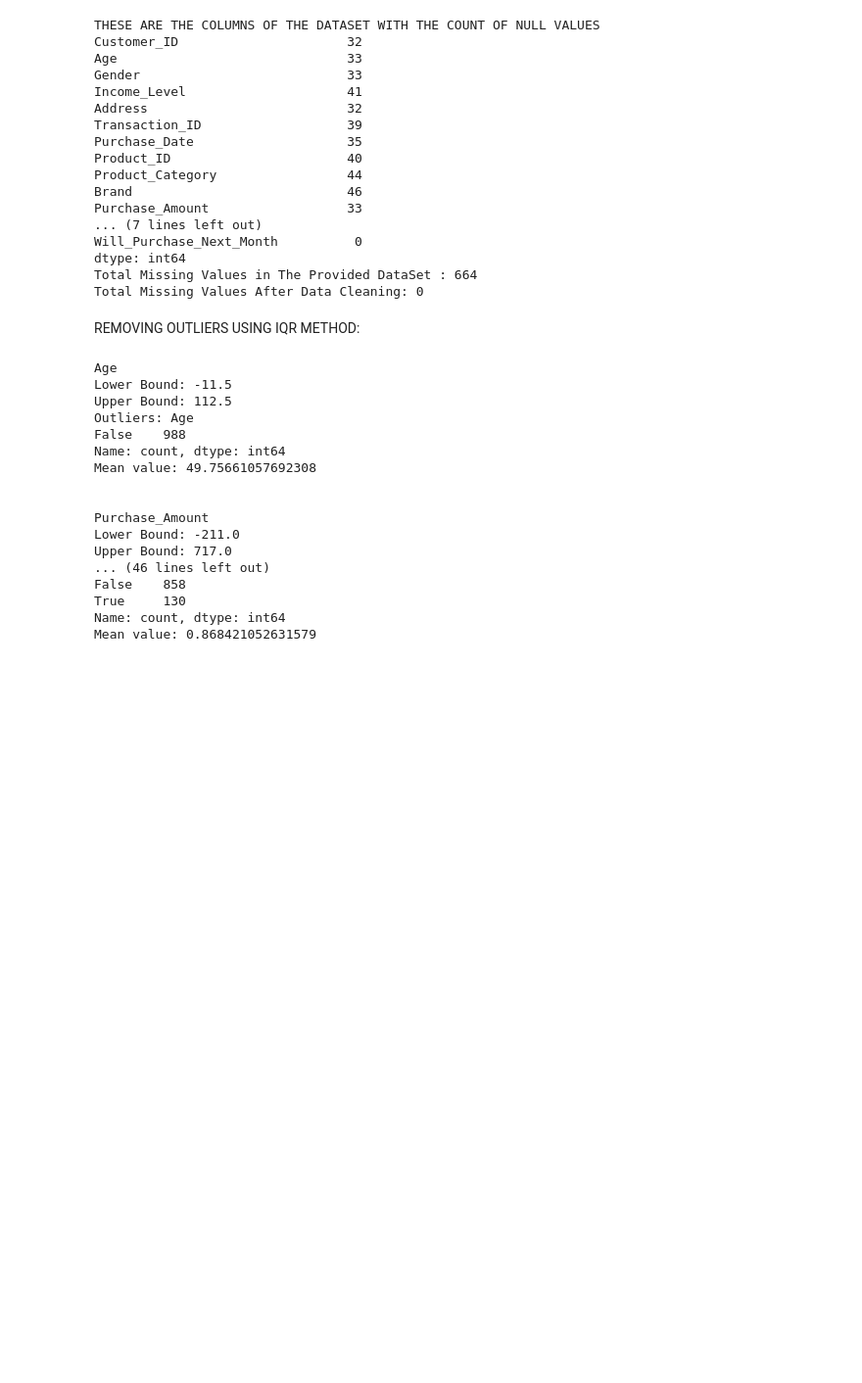
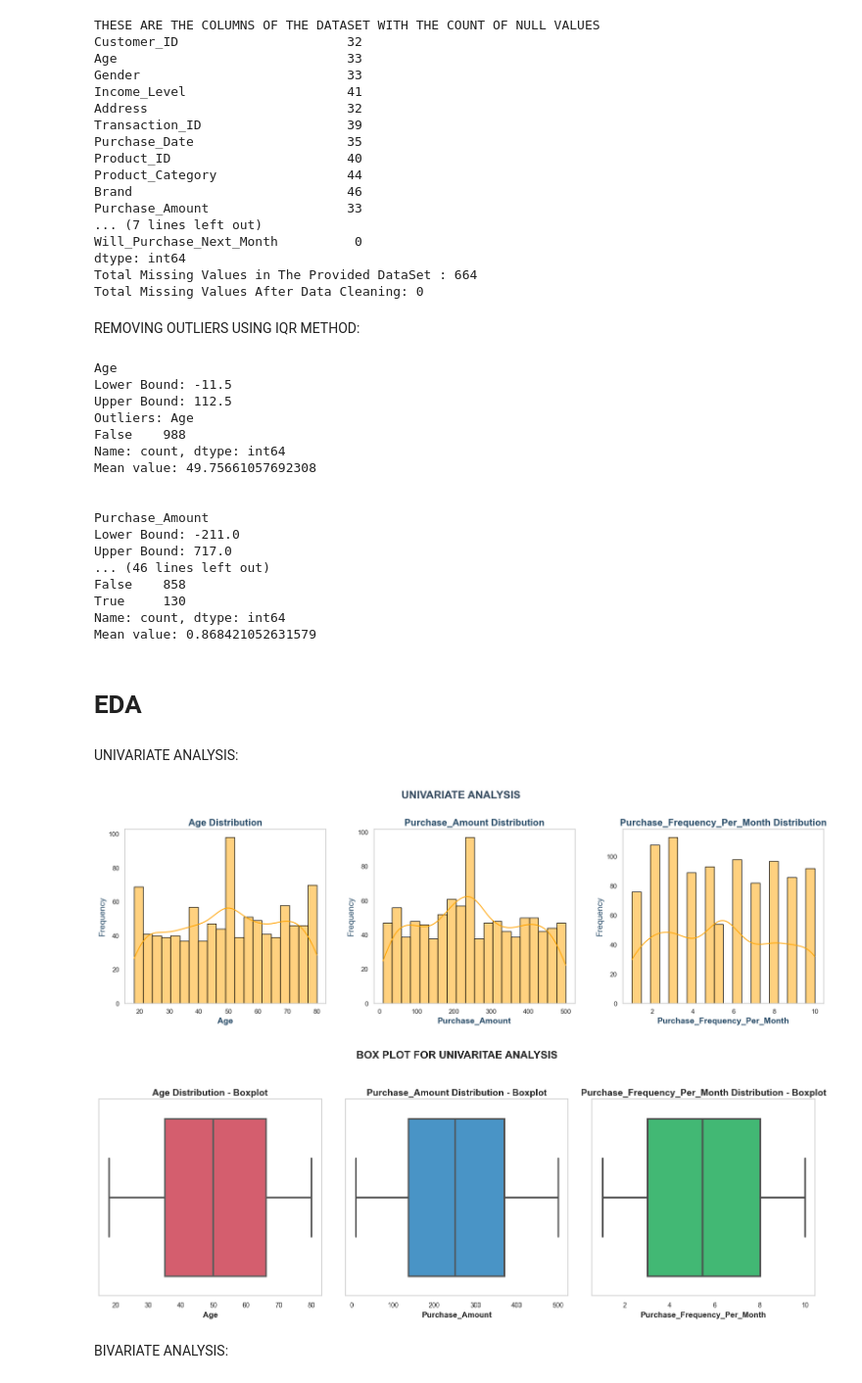
Before and after one commit to shilok09/IDS_Project, a Jupyter notebook: main.ipynb, the cells around one changed output. Shown at 98% size. Cells and saved outputs as stored; diff of their text form; code cells hidden in the pictures; blank space fills up the shorter version.

Commit message:
done! Univariate Analysis

```diff
--- a/main.ipynb
+++ b/main.ipynb
@@ -151,3 +151,54 @@ False    858
 True     130
 Name: count, dtype: int64
 Mean value: 0.868421052631579
+# %% [markdown]
+# EDA
+# %% [markdown]
+UNIVARIATE ANALYSIS:
+# %%
+import matplotlib.pyplot as plt
+import seaborn as sns
+
+features=['Age','Purchase_Amount','Purchase_Frequency_Per_Month']
+
+sns.set_theme(style="whitegrid", palette="muted")
+plt.figure(figsize=(18, 6))
+
+for i,feature in enumerate(features,1):
+    plt.subplot(1, 3, i)  #(row,col,index)
+
+    ax = sns.histplot(data=df, x=feature, bins=20, kde=True, color='orange', edgecolor='black')
+    ax.set_title(f'{feature} Distribution', fontsize=16, weight='bold',color='#2a4d69')
+    ax.set_xlabel(feature, fontsize=14, weight='bold', color='#2a4d69')
+    ax.set_ylabel('Frequency', fontsize=14, color='#2a4d69')
+    plt.grid(False)
+
+plt.tight_layout(pad=3.0)
+plt.suptitle('UNIVARIATE ANALYSIS',fontsize=18,weight='bold',color='#34495e',y=1.0)
+
+plt.subplots_adjust(top=0.85)
+plt.show()
+
+colors=['#e84a5f','#3498db','#2ecc71']
+sns.set_theme(style="whitegrid")
+plt.figure(figsize=(16, 6))
+
+for i, feature in enumerate(features):
+    plt.subplot(1,3,i+1)  #(row,column,plot)
+    sns.boxplot(x=df[feature],color=colors[i],linewidth=2.5)
+    plt.title(f'{feature} Distribution - Boxplot',fontsize=14,weight='bold')
+    plt.xlabel(feature,fontsize=12,weight='bold')
+    plt.xticks(fontsize=10)
+    plt.grid(False)
+
+plt.tight_layout(pad=3.0)
+plt.suptitle('BOX PLOT FOR UNIVARITAE ANALYSIS',fontsize=16,weight='bold',y=1.02)
+
+# Show the plot
+plt.subplots_adjust(top=0.85)
+plt.show()
+# %% [output]
+[figure, added]
+[figure, added]
+# %% [markdown]
+BIVARIATE ANALYSIS:
```
